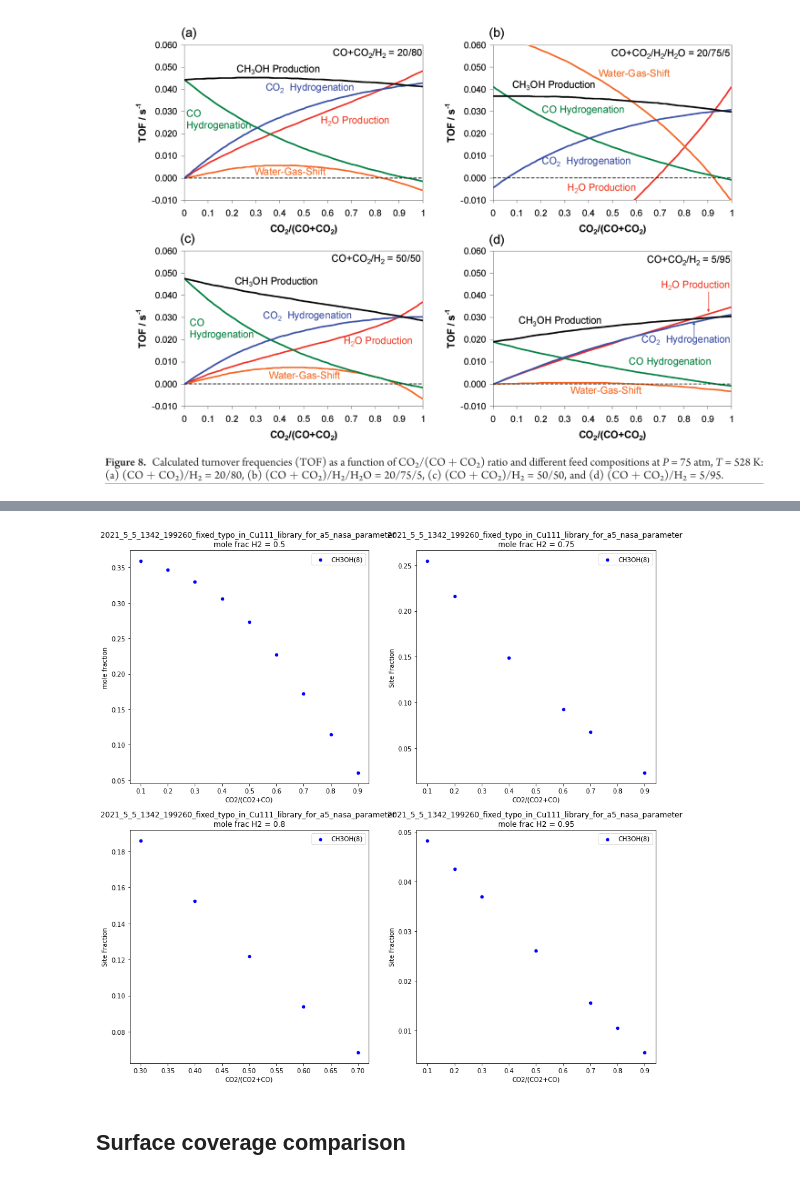
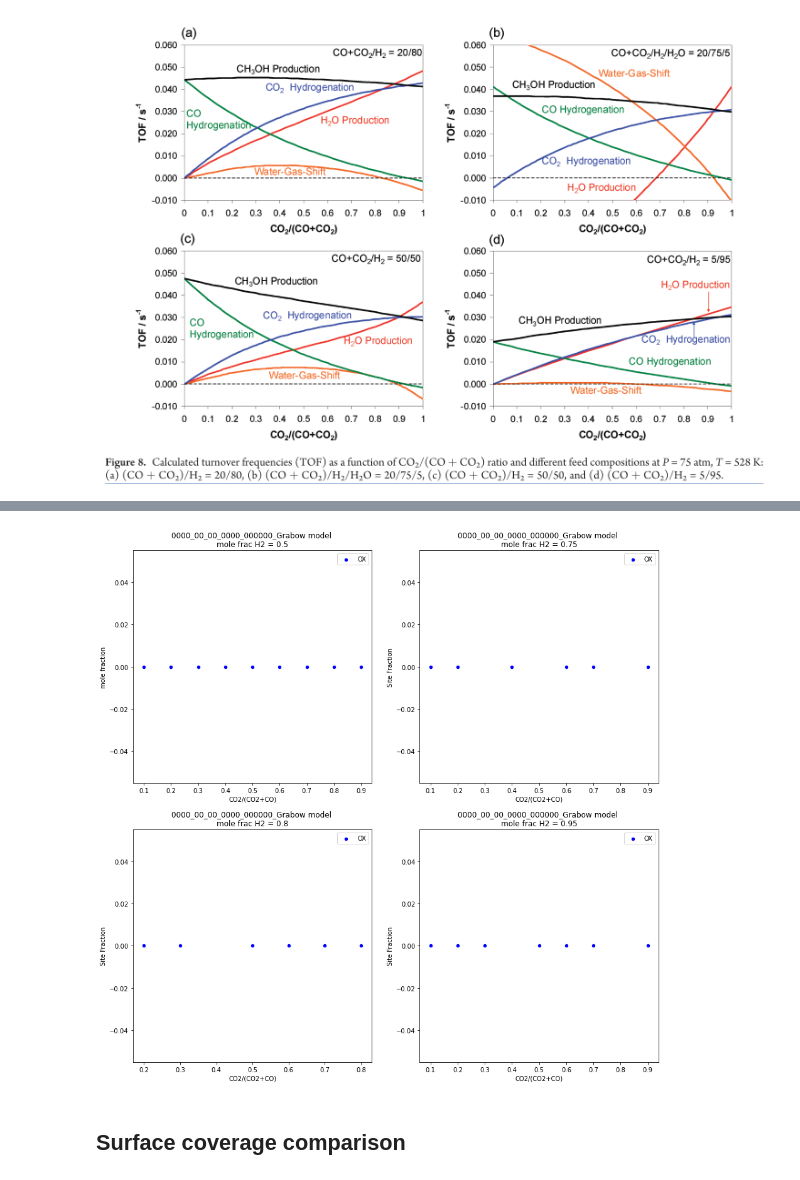
Before and after one commit to comocheng/meOH-analysis, a Jupyter notebook: cantera_simulations/RMG_wDeut/Analyze_data.ipynb, the cells around one changed output, grey strips where cells are left out. Drawn from its saved outputs; the diff is of its cells as text; code cells hidden in the pictures.

```diff
--- a/cantera_simulations/RMG_wDeut/Analyze_data.ipynb
+++ b/cantera_simulations/RMG_wDeut/Analyze_data.ipynb
@@ -183,27 +205,28 @@ for commit in commit_list:
 # %%
 # get the maximum values
-
 max_dist = 2
 imp_species = []
 
 df_short = data_dict[commit_list[0]]
 
-thresh = 1e-5
+thresh = 1e-4
 
-print(f'\nSpecies Steady state concentrations that go above :{thresh}', '\n')
-for i in range (14, len(df_short.columns)):
+for c in commit_list:
+    print(f'\n{c}\nSpecies Steady state concentrations that go above :{thresh}', '\n')
+    df_short = data_dict[c]
+    for i in range (14, len(df_short.columns)):
 
-    column = df_short[df_short.columns[i]]
-    max_value = column.max()
-    max_index = column.idxmax()
+        column = df_short[df_short.columns[i]]
+        max_value = column.max()
+        max_index = column.idxmax()
 
-    if max_value >= thresh and (("X" in df_short.columns[i]) or \
-                              ("Pt" in df_short.columns[i]) or \
-                              ("Pd" in df_short.columns[i]) or \
-                              ("*" in df_short.columns[i])) \
-    and not "ROP" in df_short.columns[i] \
-    and not "sensitivity" in df_short.columns[i]:
+        if max_value >= thresh and (("X" in df_short.columns[i]) or \
+                                  ("Pt" in df_short.columns[i]) or \
+                                  ("Pd" in df_short.columns[i]) or \
+                                  ("*" in df_short.columns[i])) \
+        and not "ROP" in df_short.columns[i] \
+        and not "sensitivity" in df_short.columns[i]:
 
-        imp_species.append(df_short.columns[i])
-        print(df_short.columns[i], "Max = " "{:.10f}".format(max_value))
+            imp_species.append(df_short.columns[i])
+            print(df_short.columns[i], "Max = " "{:.10f}".format(max_value))
 # %% [output]
@@ -264,44 +281,44 @@ for p,j in enumerate(H2_ratio):
 for commit in commit_list:
 # commit = 'a95dd5_added_new_family_sur'
 
-    conditions = ["CH3OH(8)"]
-
+#     conditions = ["O*(11)"]
+    conditions = ["OX"]
     temp = 500
 
     # get keys for H2 (X_h2 initial)
     H2_ratio = data_dict[commit_list[0]]['X_h2 initial'].unique()
     H2_ratio = set([round(i,2) for i in H2_ratio])
 
     fig, ax = plt.subplots(2,2,figsize=(15,15))
 
     color_dict = { 0:"b", 1:"g", 2:"r", 3:"y", 4:"c", 5:"m"}
     for p,j in enumerate(H2_ratio):
         if p == 0:
             for c,i in enumerate(conditions):
-                data_dict[commit][(data_dict[commit]['X_h2 initial'] == j) & (data_dict[commit]['T (C)'] == temp \
+                data_dict[commit][(data_dict[commit]['X_h2 initial'] == j) & (data_dict[commit]['T (K)'] == temp \
                     )].plot.scatter(x='CO2/(CO2+CO)', y=i, label=i, ax =ax[0,0], color=color_dict[c])
                 ax[0,0].set_title(f'{commit} \nmole frac H2 = {j}')
                 ax[0,0].set_ylabel("mole fraction")
         if p == 1:
             for c,i in enumerate(conditions):
-                data_dict[commit][(data_dict[commit]['X_h2 initial'] == j) & (data_dict[commit]['T (C)'] == temp \
+                data_dict[commit][(data_dict[commit]['X_h2 initial'] == j) & (data_dict[commit]['T (K)'] == temp \
                     )].plot.scatter(x='CO2/(CO2+CO)', y=i, label=i, ax =ax[0,1], color=color_dict[c])
                 ax[0,1].set_title(f'{commit} \nmole frac H2 = {j}')
                 ax[0,1].set_ylabel("Site Fraction")
         if p == 2:
             for c,i in enumerate(conditions):
-                data_dict[commit][(data_dict[commit]['X_h2 initial'] == j) & (data_dict[commit]['T (C)'] == temp \
+                data_dict[commit][(data_dict[commit]['X_h2 initial'] == j) & (data_dict[commit]['T (K)'] == temp \
                     )].plot.scatter(x='CO2/(CO2+CO)', y=i, label=i, ax =ax[1,0], color=color_dict[c],)
                 ax[1,0].set_title(f'{commit} \nmole frac H2 = {j}')
                 ax[1,0].set_ylabel("Site Fraction")
         if p == 3:
             for c,i in enumerate(conditions):
-                data_dict[commit][(data_dict[commit]['X_h2 initial'] == j) & (data_dict[commit]['T (C)'] == temp \
+                data_dict[commit][(data_dict[commit]['X_h2 initial'] == j) & (data_dict[commit]['T (K)'] == temp \
                     )].plot.scatter(x='CO2/(CO2+CO)', y=i, label=i, ax =ax[1,1], color=color_dict[c])
                 ax[1,1].set_title(f'{commit} \nmole frac H2 = {j}')
                 ax[1,1].set_ylabel("Site Fraction")
 # %% [output]
-[figure, old version]
+[figure, new version]
 # %% [markdown]
 ## Surface coverage comparison
 # %%
```
Also changed, not shown: parts of 16 cells of this notebook, 22 other files.
